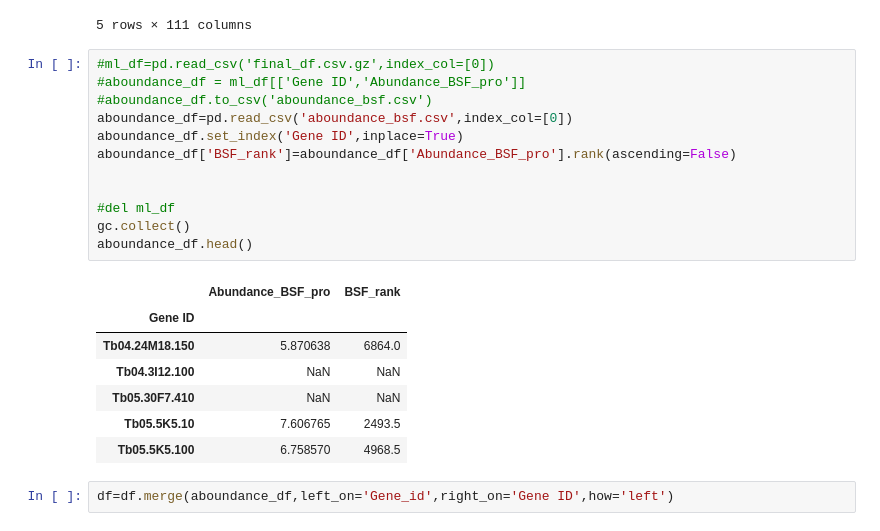
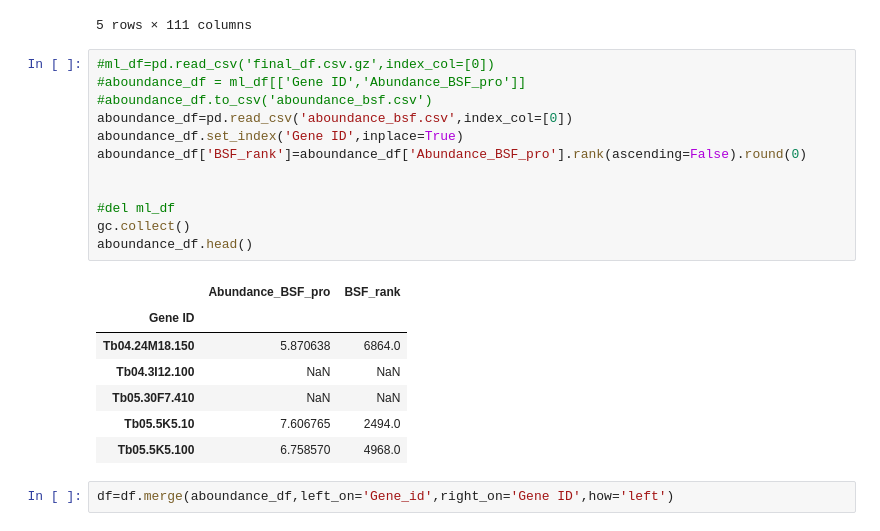
Before and after one commit to mtinti/TbGPI3, a Jupyter notebook: make_figure.ipynb, the cells around one changed output. Cells and saved outputs as stored; diff of their text form.

Commit message:
fix rank in BSF sample

```diff
--- a/make_figure.ipynb
+++ b/make_figure.ipynb
@@ -162,23 +162,23 @@ tot  876  entries removed
 # %%
 #ml_df=pd.read_csv('final_df.csv.gz',index_col=[0])
 #aboundance_df = ml_df[['Gene ID','Abundance_BSF_pro']]
 #aboundance_df.to_csv('aboundance_bsf.csv')
 aboundance_df=pd.read_csv('aboundance_bsf.csv',index_col=[0])
 aboundance_df.set_index('Gene ID',inplace=True)
-aboundance_df['BSF_rank']=aboundance_df['Abundance_BSF_pro'].rank(ascending=False)
+aboundance_df['BSF_rank']=aboundance_df['Abundance_BSF_pro'].rank(ascending=False).round(0)
 
 
 #del ml_df
 gc.collect()
 aboundance_df.head()
 # %% [output]
 |  | Abundance_BSF_pro | BSF_rank |
 | Gene ID |  |  |
 | Tb04.24M18.150 | 5.870638 | 6864.0 |
 | Tb04.3I12.100 | NaN | NaN |
 | Tb05.30F7.410 | NaN | NaN |
-| Tb05.5K5.10 | 7.606765 | 2493.5 |
-| Tb05.5K5.100 | 6.758570 | 4968.5 |
+| Tb05.5K5.10 | 7.606765 | 2494.0 |
+| Tb05.5K5.100 | 6.758570 | 4968.0 |
 # %%
 df=df.merge(aboundance_df,left_on='Gene_id',right_on='Gene ID',how='left')
 # %%
```
Also changed, not shown: parts of 5 cells of this notebook, 1 other file.
